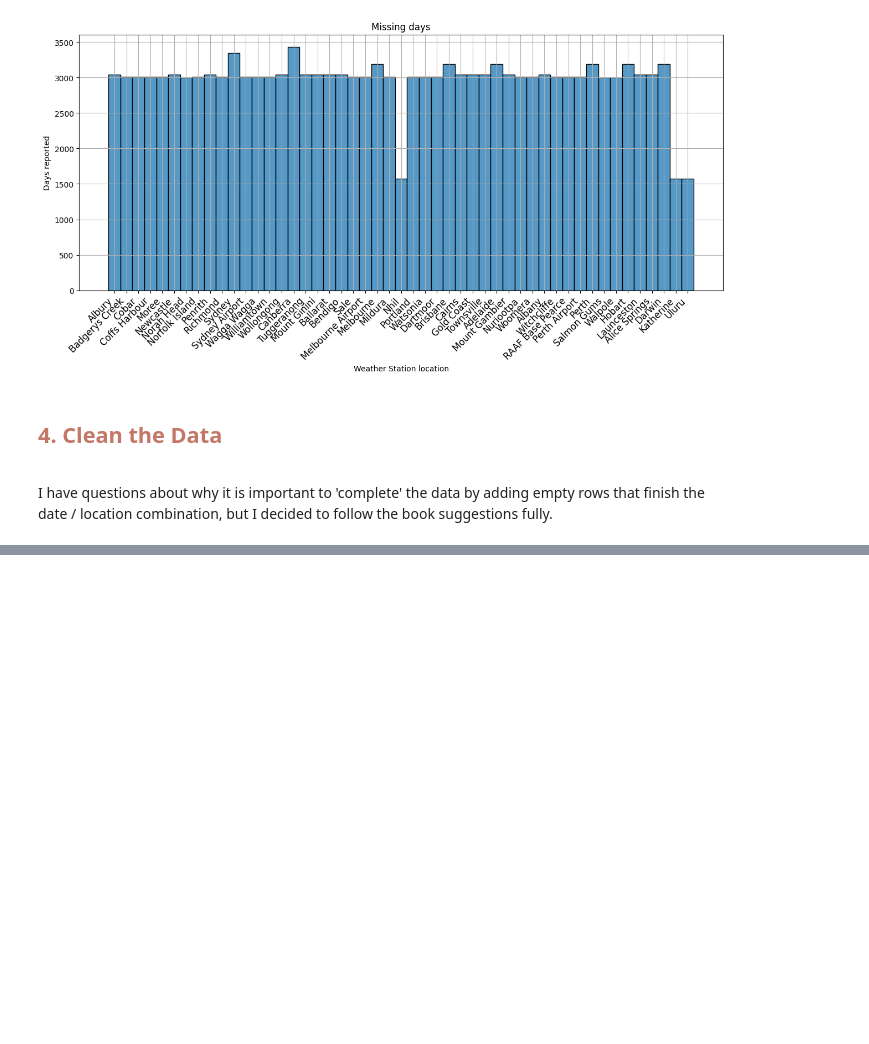
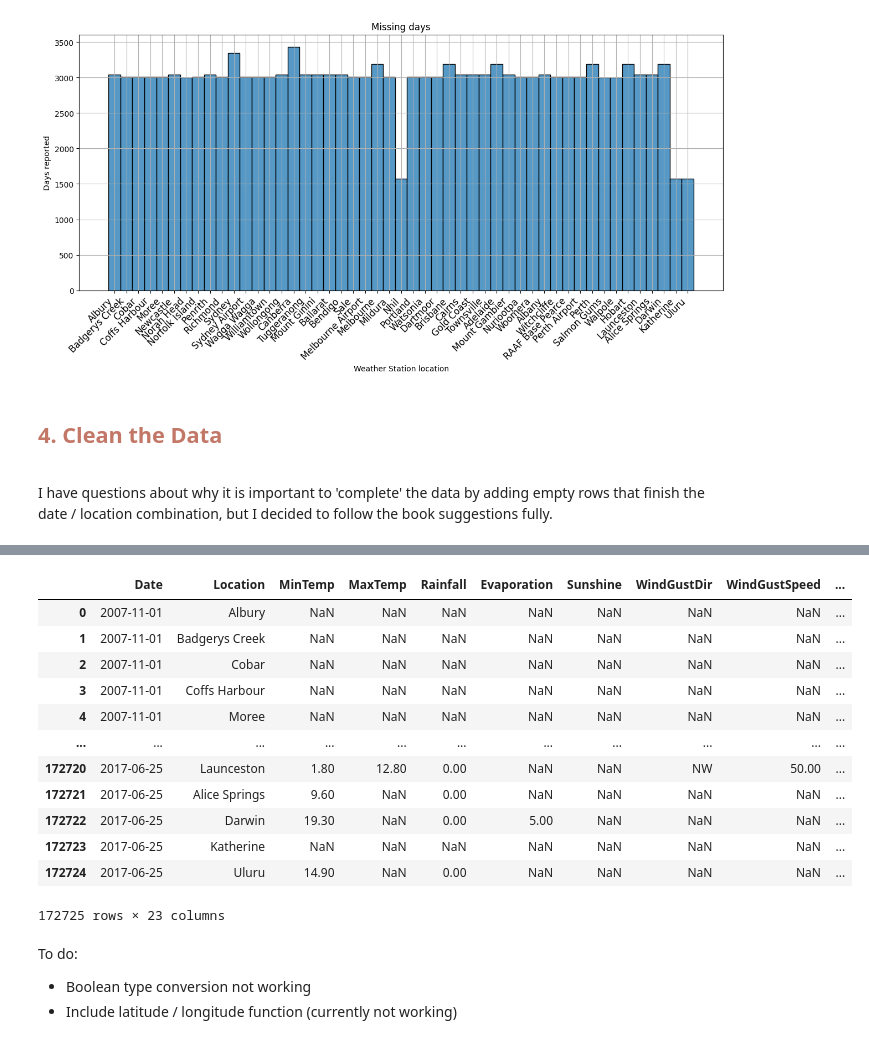
Before and after one commit to zinkute/rain-in-Australia, a Jupyter notebook: dslc_documentation/01_data_cleaning.ipynb, the cells around one changed output, grey strips where cells are left out. Saved outputs shown, nothing was run; the diff lists cells and outputs as text; code cells hidden in the pictures; blank space fills up the shorter version.

```diff
--- a/dslc_documentation/01_data_cleaning.ipynb
+++ b/dslc_documentation/01_data_cleaning.ipynb
@@ -588,6 +588,12 @@ geolocator = Nominatim(user_agent="city_geocoder", timeout=10)
 
 # create a function that will loop through given locations and gather latitude and longitude data
 def find_lat_long(cities):
+    # Create an empty list to gather latitude and longitude data
+    latitude = []
+    longitude = []
+
+    geolocator = Nominatim(user_agent="city_geocoder", timeout=10)
+
     for city in cities:
         location = geolocator.geocode(f"{city}, Australia")
 
@@ -997,0 +1002,21 @@ prepare_rain_data(rain_data)
+# %%
+prepare_rain_data(wind_direction_tranformation = False, location_transformation = False)
+# %% [output]
+|  | Date | Location | MinTemp | MaxTemp | Rainfall | Evaporation | Sunshine | WindGustDir | WindGustSpeed | ... |
+| 0 | 2007-11-01 | Albury | NaN | NaN | NaN | NaN | NaN | NaN | NaN | ... |
+| 1 | 2007-11-01 | Badgerys Creek | NaN | NaN | NaN | NaN | NaN | NaN | NaN | ... |
+| 2 | 2007-11-01 | Cobar | NaN | NaN | NaN | NaN | NaN | NaN | NaN | ... |
+| 3 | 2007-11-01 | Coffs Harbour | NaN | NaN | NaN | NaN | NaN | NaN | NaN | ... |
+| 4 | 2007-11-01 | Moree | NaN | NaN | NaN | NaN | NaN | NaN | NaN | ... |
+| ... | ... | ... | ... | ... | ... | ... | ... | ... | ... | ... |
+| 172720 | 2017-06-25 | Launceston | 1.80 | 12.80 | 0.00 | NaN | NaN | NW | 50.00 | ... |
+| 172721 | 2017-06-25 | Alice Springs | 9.60 | NaN | 0.00 | NaN | NaN | NaN | NaN | ... |
+| 172722 | 2017-06-25 | Darwin | 19.30 | NaN | 0.00 | 5.00 | NaN | NaN | NaN | ... |
+| 172723 | 2017-06-25 | Katherine | NaN | NaN | NaN | NaN | NaN | NaN | NaN | ... |
+| 172724 | 2017-06-25 | Uluru | 14.90 | NaN | 0.00 | NaN | NaN | NaN | NaN | ... |
+172725 rows × 23 columns
+# %% [markdown]
+To do:
+
+* Boolean type conversion not working
+* Include latitude / longitude function (currently not working)
```
Also changed, not shown: parts of 2 cells of this notebook.
